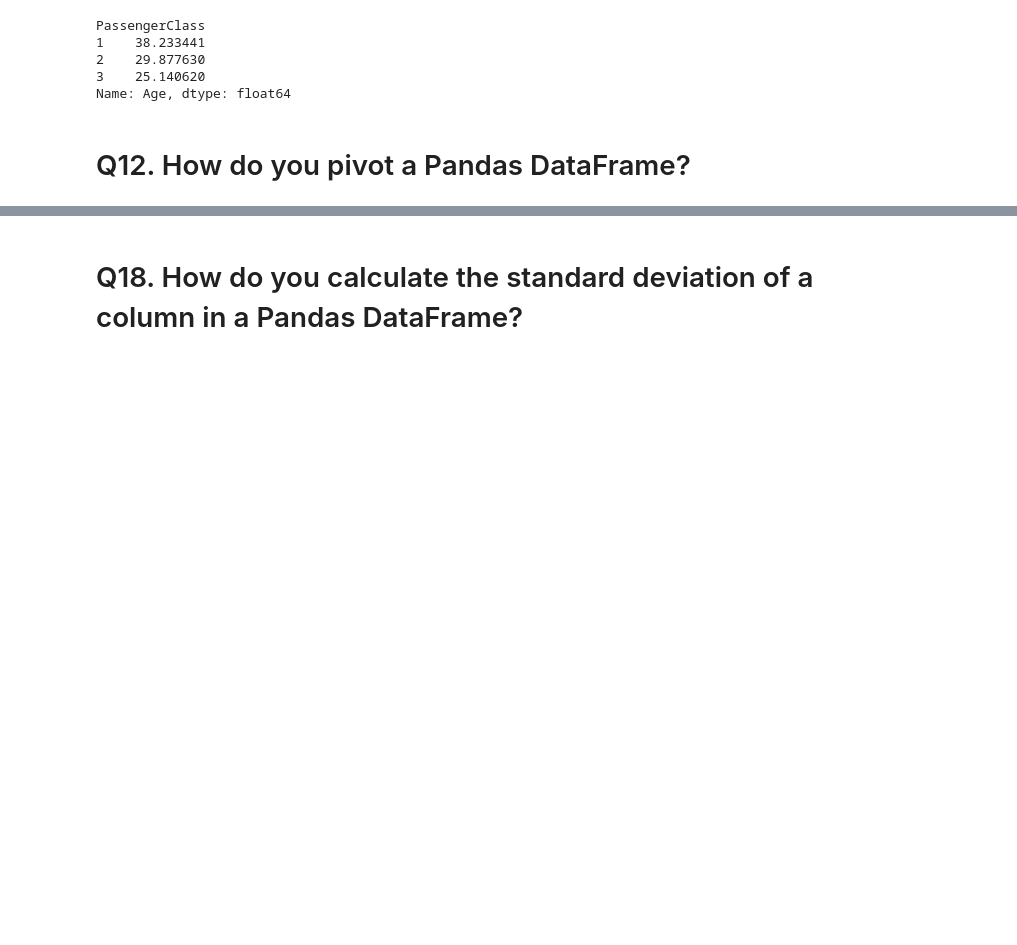
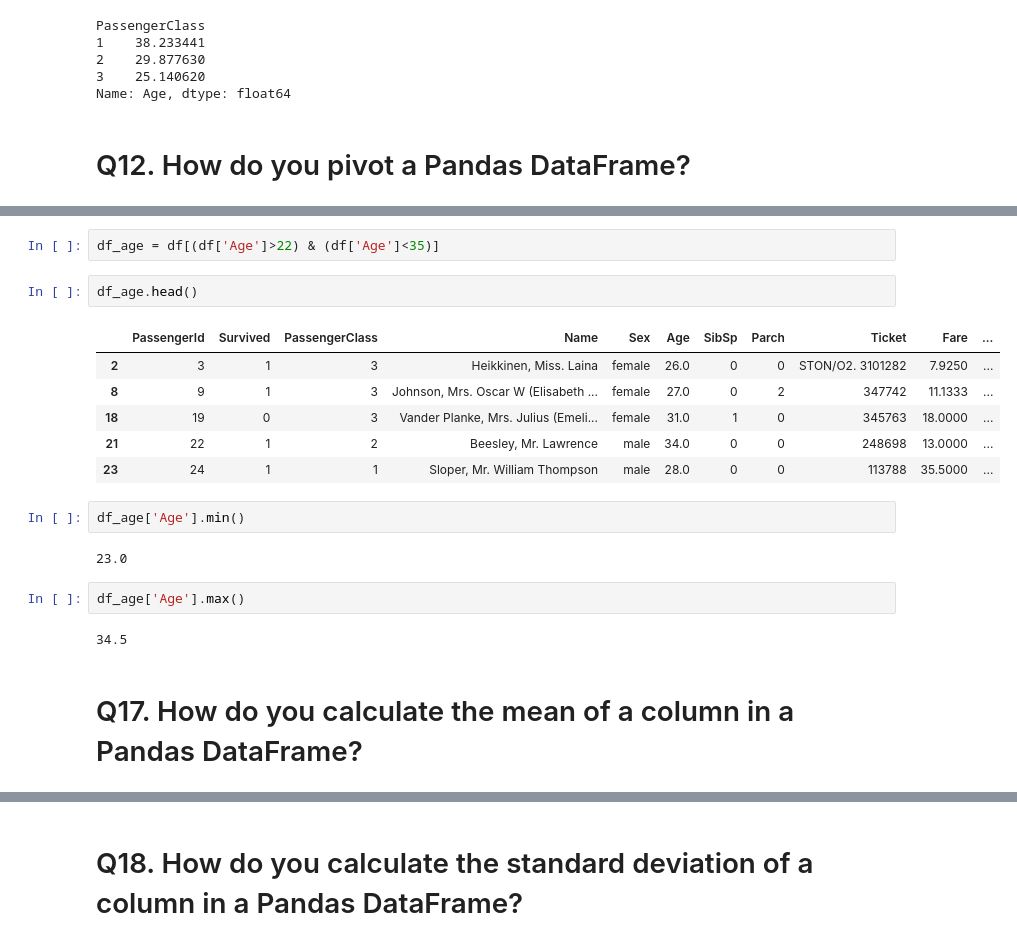
Before and after one commit to santjosh/bigdatabootcamp, a Jupyter notebook: Pandas.ipynb, the cells around one changed output, grey strips where cells are left out. Saved outputs shown, nothing was run; the diff lists cells and outputs as text; blank space fills up the shorter version.

```diff
--- a/Pandas.ipynb
+++ b/Pandas.ipynb
@@ -242,0 +286,21 @@ Name: Age, dtype: float64
+# %%
+df_age = df[(df['Age']>22) & (df['Age']<35)]
+# %%
+df_age.head()
+# %% [output]
+|  | PassengerId | Survived | PassengerClass | Name | Sex | Age | SibSp | Parch | Ticket | Fare | ... |
+| 2 | 3 | 1 | 3 | Heikkinen, Miss. Laina | female | 26.0 | 0 | 0 | STON/O2. 3101282 | 7.9250 | ... |
+| 8 | 9 | 1 | 3 | Johnson, Mrs. Oscar W (Elisabeth ... | female | 27.0 | 0 | 2 | 347742 | 11.1333 | ... |
+| 18 | 19 | 0 | 3 | Vander Planke, Mrs. Julius (Emeli... | female | 31.0 | 1 | 0 | 345763 | 18.0000 | ... |
+| 21 | 22 | 1 | 2 | Beesley, Mr. Lawrence | male | 34.0 | 0 | 0 | 248698 | 13.0000 | ... |
+| 23 | 24 | 1 | 1 | Sloper, Mr. William Thompson | male | 28.0 | 0 | 0 | 113788 | 35.5000 | ... |
+# %%
+df_age['Age'].min()
+# %% [output]
+23.0
+# %%
+df_age['Age'].max()
+# %% [output]
+34.5
+# %% [markdown]
+# Q17. How do you calculate the mean of a column in a Pandas DataFrame?
```
Also changed, not shown: parts of 28 cells of this notebook.
